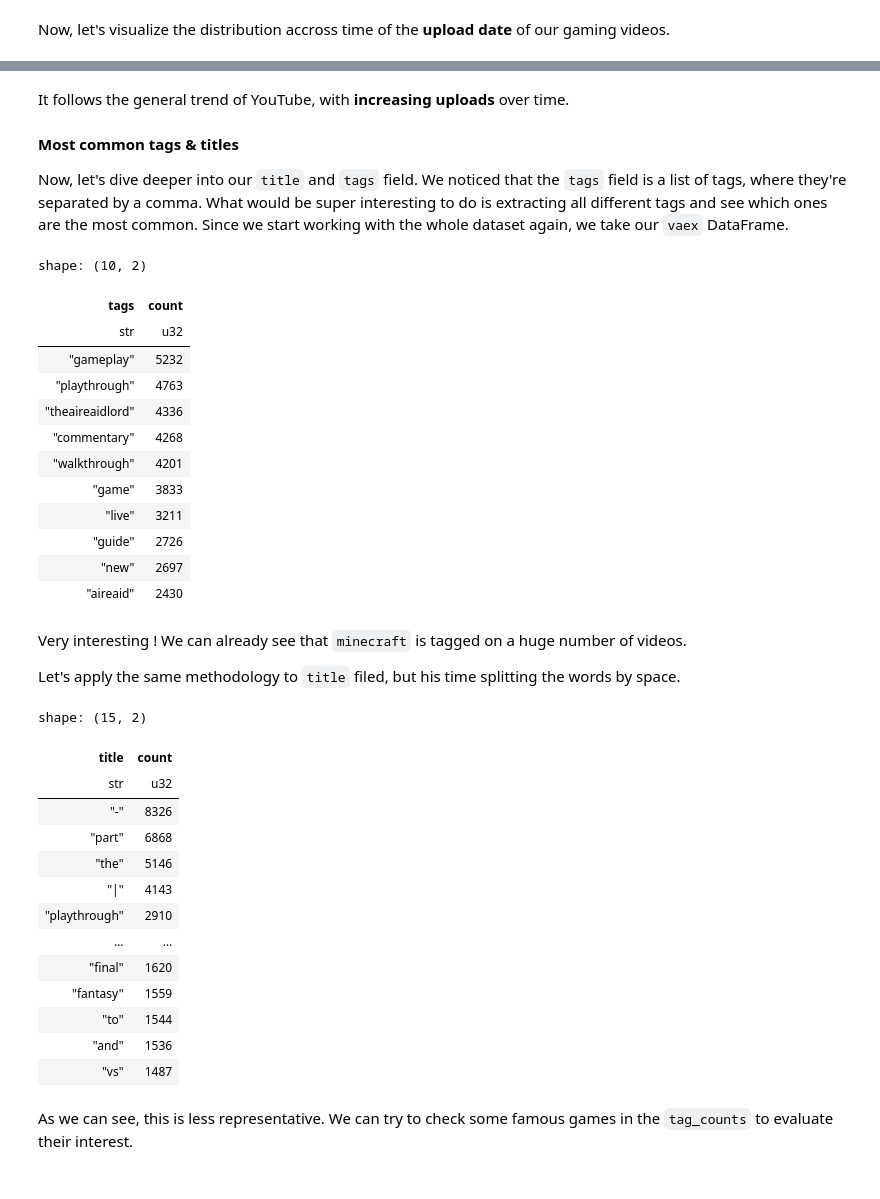
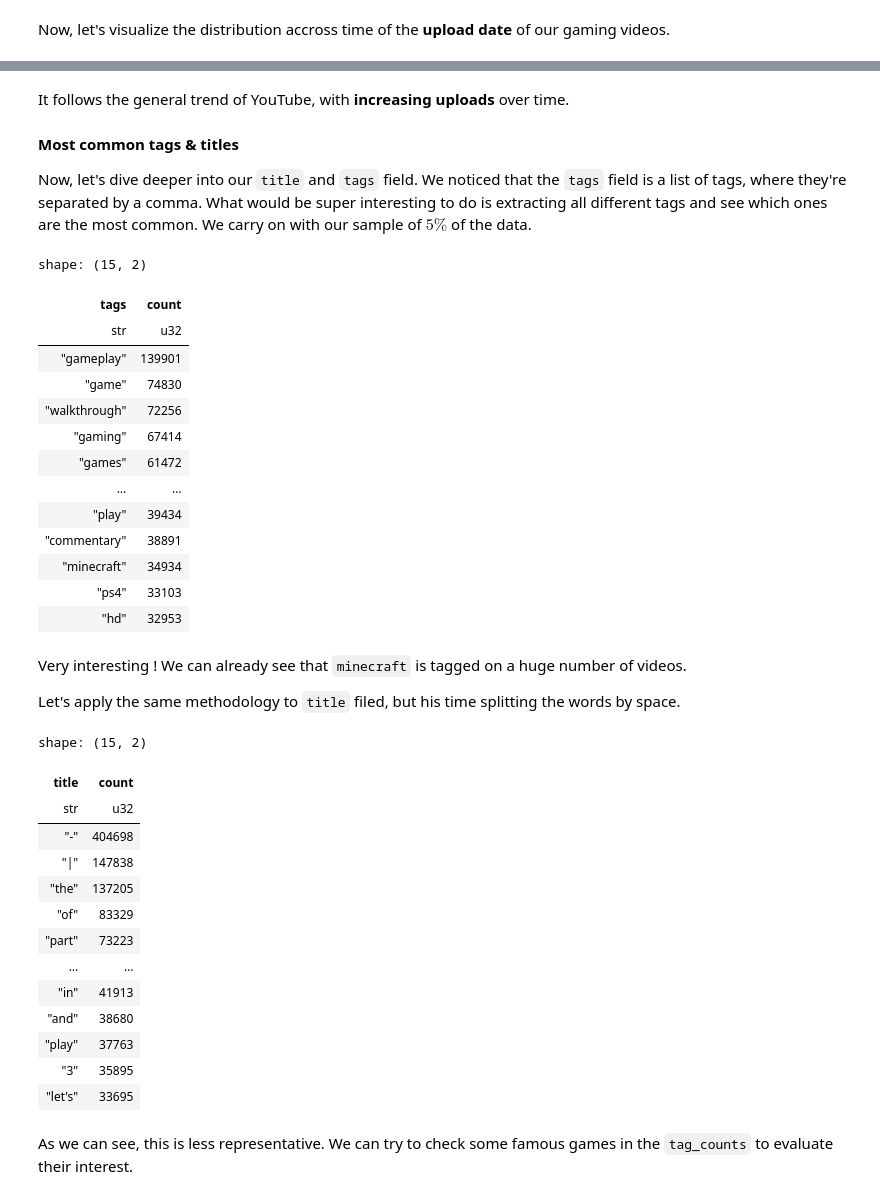
Before and after one commit to martinctl/adaguleeer, a Jupyter notebook: notebooks/results.ipynb, the cells around one changed output, grey strips where cells are left out. Saved outputs shown, nothing was run; the diff lists cells and outputs as text; code cells hidden in the pictures.

Commit message:
feat: carried on transition to polars for videos metadata analysis

```diff
--- a/notebooks/results.ipynb
+++ b/notebooks/results.ipynb
@@ -270,40 +316,42 @@ It follows the general trend of YouTube, with **increasing uploads** over time.
 
 #### Most common tags & titles
 
-Now, let's dive deeper into our `title` and `tags` field. We noticed that the `tags` field is a list of tags, where they're separated by a comma. What would be super interesting to do is extracting all different tags and see which ones are the most common. Since we start working with the whole dataset again, we take our `vaex` DataFrame.
+Now, let's dive deeper into our `title` and `tags` field. We noticed that the `tags` field is a list of tags, where they're separated by a comma. What would be super interesting to do is extracting all different tags and see which ones are the most common. We carry on with our sample of $5\%$ of the data.
 # %%
+# ~40s
 tag_counts = (
-    videos_df
+    videos_sample_df
     .select('tags')
     .with_columns(pl.col("tags").str.to_lowercase())
     .with_columns(pl.col("tags").str.split(","))
     .explode("tags")
     .group_by("tags")
     .count()
     .sort("count", descending=True)
 )
-tag_counts.head(10)
+tag_counts.head(15)
 # %% [output]
-shape: (10, 2)
+shape: (15, 2)
 | tags | count |
 | str | u32 |
-| "gameplay" | 5232 |
-| "playthrough" | 4763 |
-| "theaireaidlord" | 4336 |
-| "commentary" | 4268 |
-| "walkthrough" | 4201 |
-| "game" | 3833 |
-| "live" | 3211 |
-| "guide" | 2726 |
-| "new" | 2697 |
-| "aireaid" | 2430 |
+| "gameplay" | 139901 |
+| "game" | 74830 |
+| "walkthrough" | 72256 |
+| "gaming" | 67414 |
+| "games" | 61472 |
+| … | … |
+| "play" | 39434 |
+| "commentary" | 38891 |
+| "minecraft" | 34934 |
+| "ps4" | 33103 |
+| "hd" | 32953 |
 # %% [markdown]
 Very interesting ! We can already see that `minecraft` is tagged on a huge number of videos.
 
 Let's apply the same methodology to `title` filed, but his time splitting the words by space.
 # %%
 title_counts = (
-    videos_df
+    videos_sample_df
     .select('title')
     .with_columns(pl.col("title").str.to_lowercase())
     .with_columns(pl.col("title").str.split(" "))
@@ -317,17 +365,17 @@ title_counts.head(15)
 shape: (15, 2)
 | title | count |
 | str | u32 |
-| "-" | 8326 |
-| "part" | 6868 |
-| "the" | 5146 |
-| "|" | 4143 |
-| "playthrough" | 2910 |
+| "-" | 404698 |
+| "|" | 147838 |
+| "the" | 137205 |
+| "of" | 83329 |
+| "part" | 73223 |
 | … | … |
-| "final" | 1620 |
-| "fantasy" | 1559 |
-| "to" | 1544 |
-| "and" | 1536 |
-| "vs" | 1487 |
+| "in" | 41913 |
+| "and" | 38680 |
+| "play" | 37763 |
+| "3" | 35895 |
+| "let's" | 33695 |
 # %% [markdown]
 As we can see, this is less representative. We can try to check some famous games in the `tag_counts` to evaluate their interest.
 # %%
```
Also changed, not shown: parts of 28 cells of this notebook.
